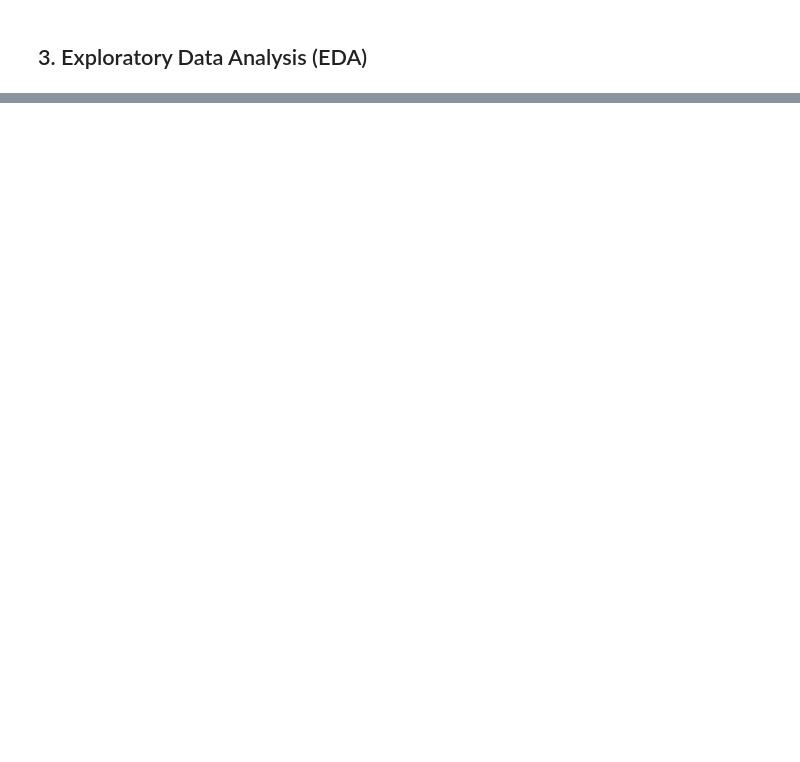
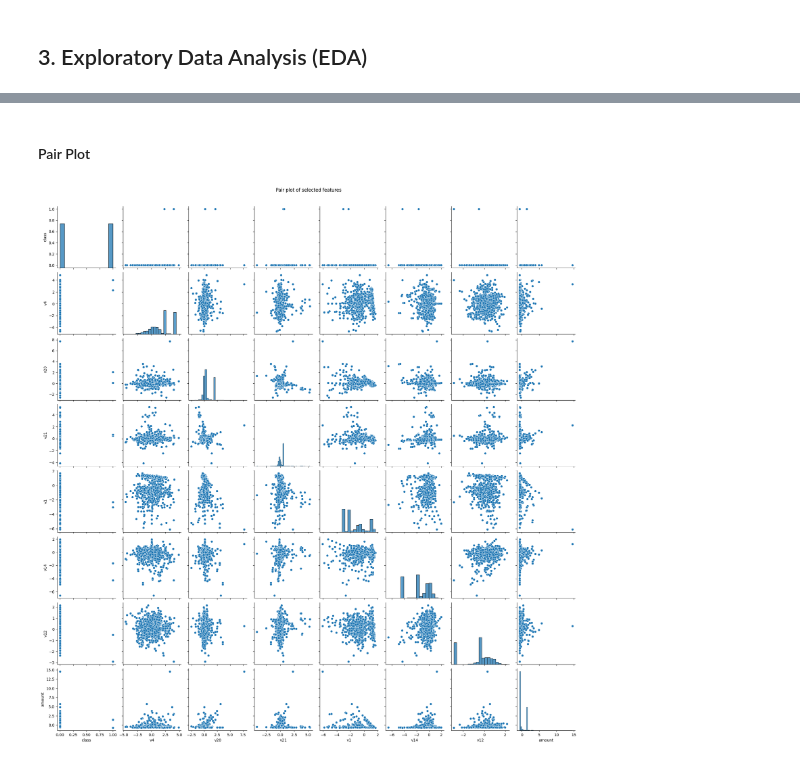
Before and after one commit to KimHLU/1164911, a Jupyter notebook: Kim_1164911.ipynb, the cells around one changed output, grey strips where cells are left out. Saved outputs shown, nothing was run; the diff lists cells and outputs as text; code cells hidden in the pictures; blank space fills up the shorter version.

```diff
--- a/Kim_1164911.ipynb
+++ b/Kim_1164911.ipynb
@@ -182,0 +323,8 @@ By taking this approach, we identified 113 outliers in the "amount" column. Befo
+# %% [markdown]
+#### Pair Plot
+# %%
+pair_plot = sns.pairplot(df_re[['class','v4', 'v20', 'v21', 'v1', 'v14', 'v12','amount']])
+pair_plot.fig.suptitle("Pair plot of selected features", y=1.02)
+plt.show()
+# %% [output]
+[figure, added]
```
Also changed, not shown: parts of 27 cells of this notebook.
